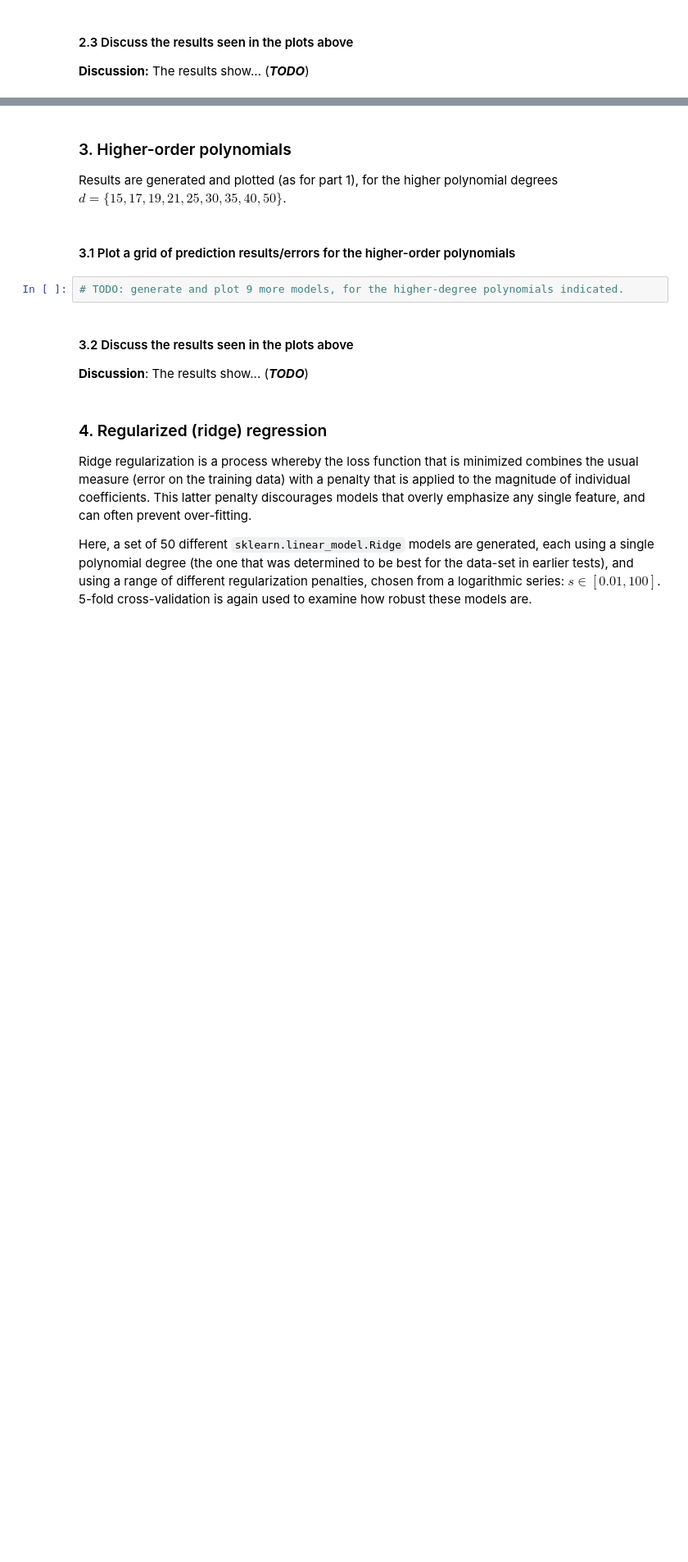
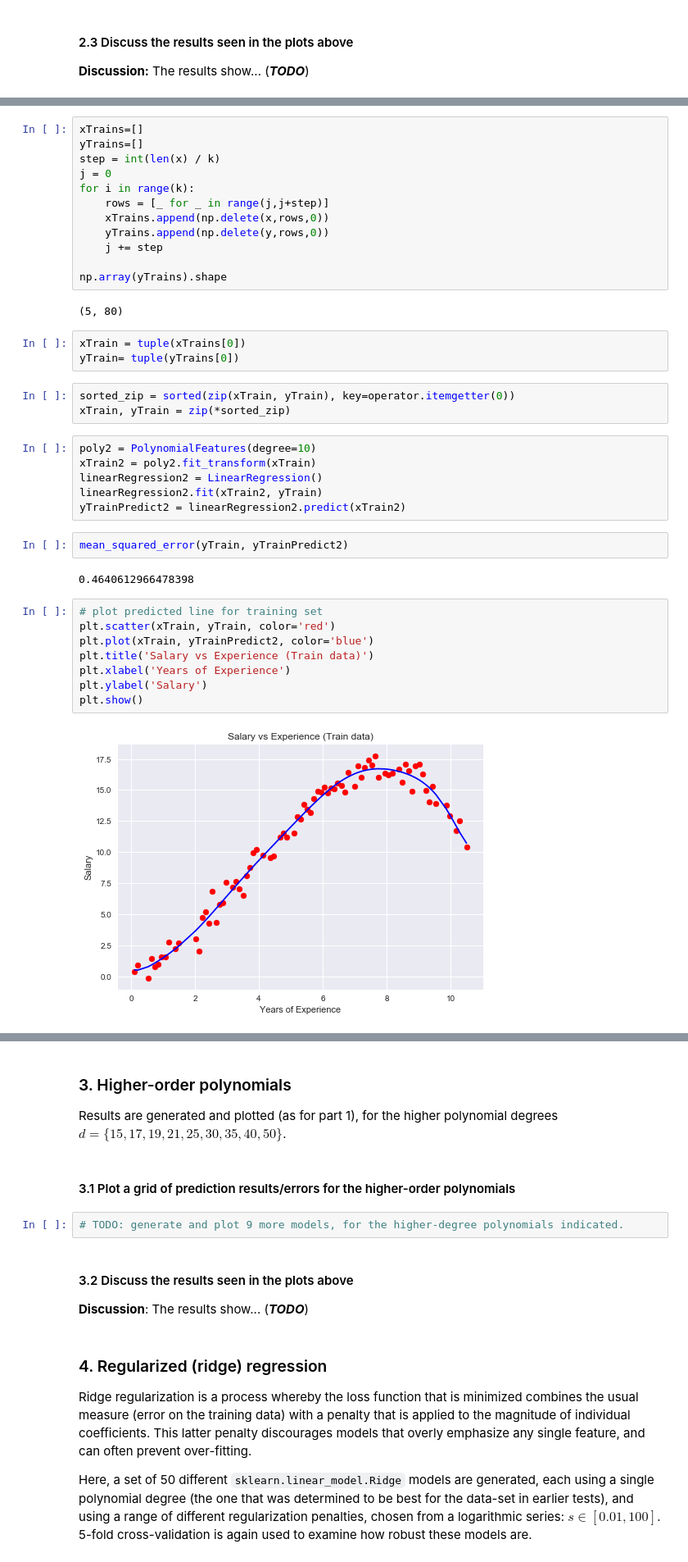
Before and after one commit to drakezhu/comp135_MachineLearning, a Jupyter notebook: hw02/src_and_data/hw02.ipynb, the cells around one changed output, grey strips where cells are left out. Shown at 82% size. Cells and saved outputs as stored; diff of their text form; blank space fills up the shorter version.

```diff
--- a/hw02/src_and_data/hw02.ipynb
+++ b/hw02/src_and_data/hw02.ipynb
@@ -232,0 +235,40 @@ for i in range(k):
+# %%
+xTrains=[]
+yTrains=[]
+step = int(len(x) / k)
+j = 0
+for i in range(k):
+    rows = [_ for _ in range(j,j+step)]
+    xTrains.append(np.delete(x,rows,0))
+    yTrains.append(np.delete(y,rows,0))
+    j += step
+
+np.array(yTrains).shape
+# %% [output]
+(5, 80)
+# %%
+xTrain = tuple(xTrains[0])
+yTrain= tuple(yTrains[0])
+# %%
+sorted_zip = sorted(zip(xTrain, yTrain), key=operator.itemgetter(0))
+xTrain, yTrain = zip(*sorted_zip)
+# %%
+poly2 = PolynomialFeatures(degree=10)
+xTrain2 = poly2.fit_transform(xTrain)
+linearRegression2 = LinearRegression()
+linearRegression2.fit(xTrain2, yTrain)
+yTrainPredict2 = linearRegression2.predict(xTrain2)
+# %%
+mean_squared_error(yTrain, yTrainPredict2)
+# %% [output]
+0.4640612966478398
+# %%
+# plot predicted line for training set
+plt.scatter(xTrain, yTrain, color='red')
+plt.plot(xTrain, yTrainPredict2, color='blue')
+plt.title('Salary vs Experience (Train data)')
+plt.xlabel('Years of Experience')
+plt.ylabel('Salary')
+plt.show()
+# %% [output]
+[figure, added]
```
Also changed, not shown: parts of 10 cells of this notebook, 1 other file.
